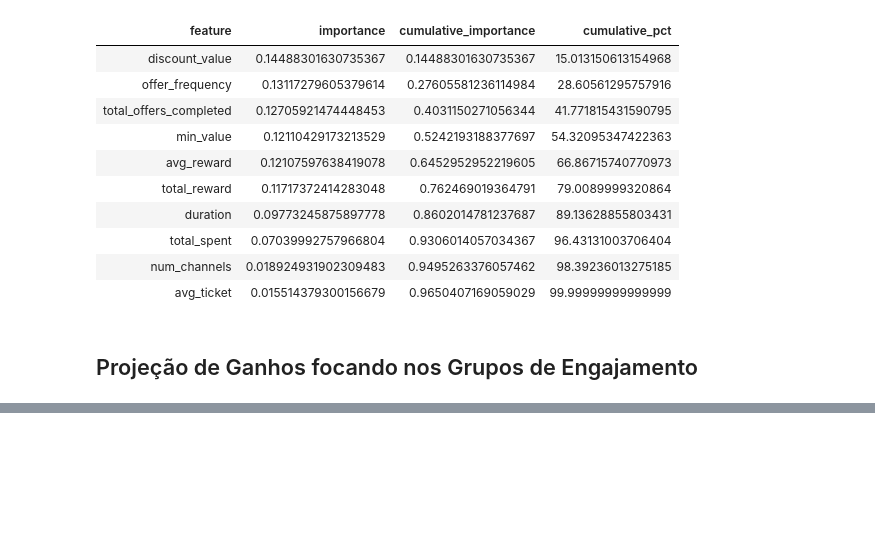
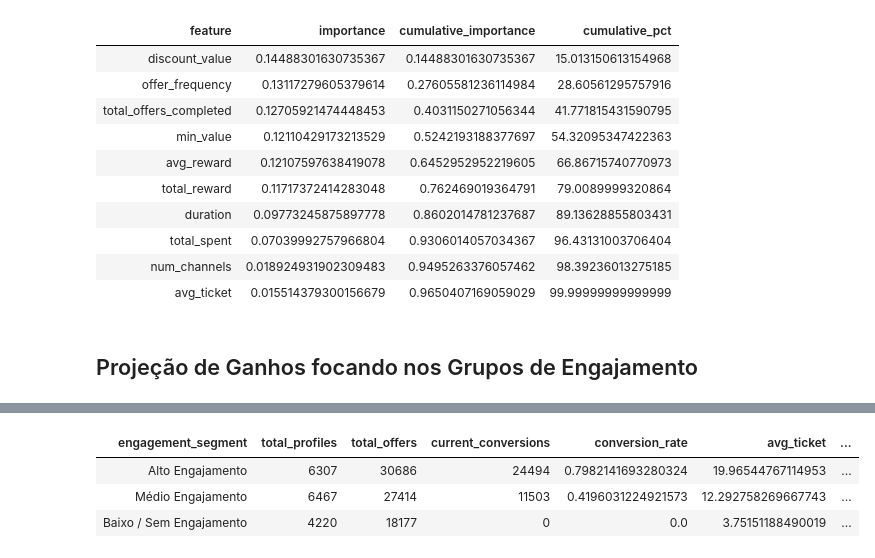
Before and after one commit to srfariajr/ifood-case, a Jupyter notebook: notebooks/2_modeling.ipynb, the cells around one changed output, grey strips where cells are left out. Cells and saved outputs as stored; diff of their text form; code cells hidden in the pictures; blank space fills up the shorter version.

```diff
--- a/notebooks/2_modeling.ipynb
+++ b/notebooks/2_modeling.ipynb
@@ -680,0 +655,16 @@ Uplift total estimado: 44.4%
+# %%
+scenarios = (
+    current_performance
+    .withColumn("mid_conversion_rate",
+                when(col("engagement_segment") == "Médio Engajamento", 0.60)
+                .otherwise(col("conversion_rate")))
+    .withColumn("mid_total_ticket", col("total_offers") * col("mid_conversion_rate") * col("avg_ticket"))
+    .withColumn("best_world_total_ticket", col("total_offers") * col("avg_ticket"))
+)
+
+display(scenarios)
+# %% [output]
+| engagement_segment | total_profiles | total_offers | current_conversions | conversion_rate | avg_ticket | ... |
+| Alto Engajamento | 6307 | 30686 | 24494 | 0.7982141693280324 | 19.96544767114953 | ... |
+| Médio Engajamento | 6467 | 27414 | 11503 | 0.4196031224921573 | 12.292758269667743 | ... |
+| Baixo / Sem Engajamento | 4220 | 18177 | 0 | 0.0 | 3.75151188490019 | ... |
```
Also changed, not shown: parts of 6 cells of this notebook, 2 other files.
